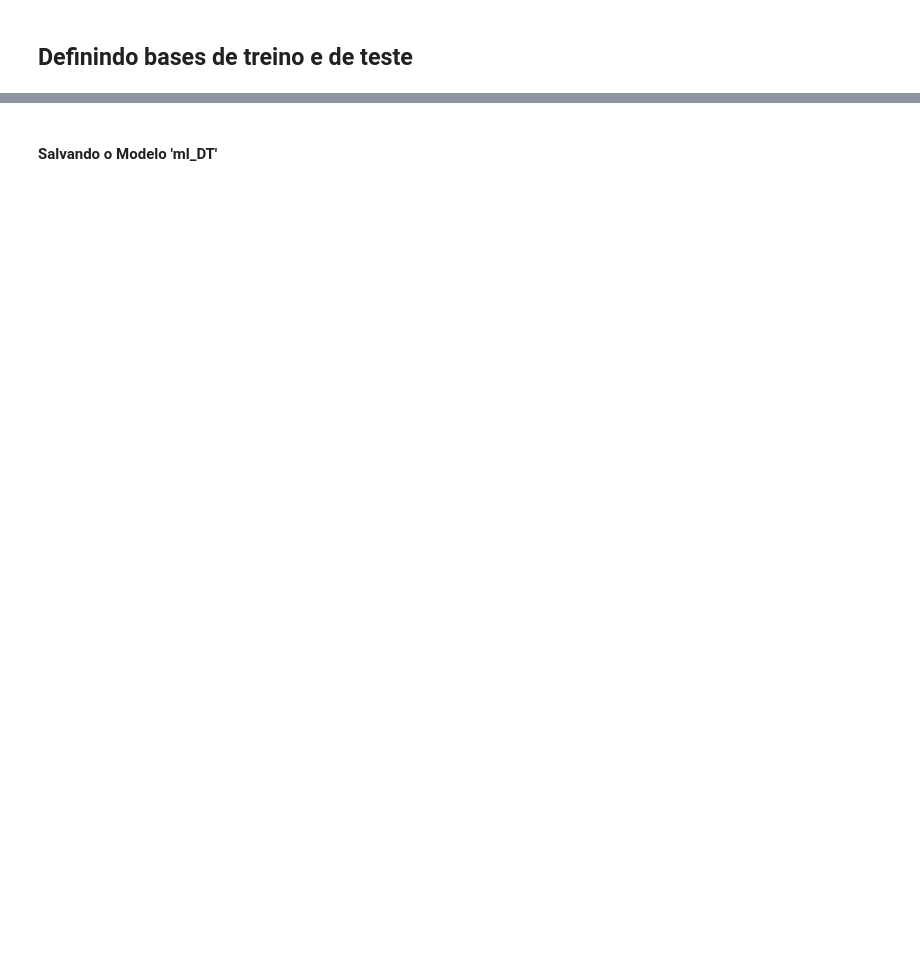
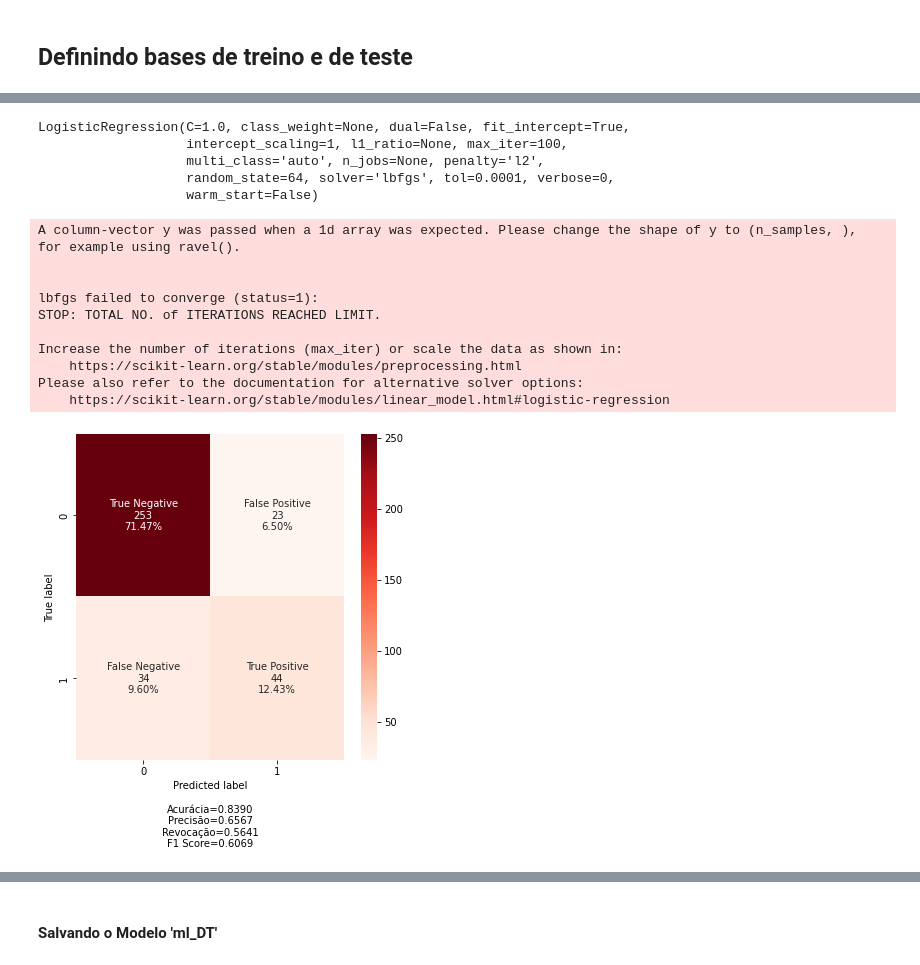
Before and after one commit to Mastroiani/TCC, a Jupyter notebook: MLDT.ipynb, the cells around one changed output, grey strips where cells are left out. Saved outputs shown, nothing was run; the diff lists cells and outputs as text; code cells hidden in the pictures; blank space fills up the shorter version.

```diff
--- a/MLDT.ipynb
+++ b/MLDT.ipynb
@@ -336,0 +335,24 @@ DecisionTreeClassifier(ccp_alpha=0.0, class_weight=None, criterion='gini',
+# %%
+# instanciando modelo 'ml_SVC' de hiperparâmetros default
+ml_LR = LogisticRegression(random_state=64)
+print(ml_LR)
+
+# executando o treinamento do modelo
+train_model(ml_LR)
+# %% [output]
+LogisticRegression(C=1.0, class_weight=None, dual=False, fit_intercept=True,
+                   intercept_scaling=1, l1_ratio=None, max_iter=100,
+                   multi_class='auto', n_jobs=None, penalty='l2',
+                   random_state=64, solver='lbfgs', tol=0.0001, verbose=0,
+                   warm_start=False)
+A column-vector y was passed when a 1d array was expected. Please change the shape of y to (n_samples, ), for example using ravel().
+
+
+lbfgs failed to converge (status=1):
+STOP: TOTAL NO. of ITERATIONS REACHED LIMIT.
+
+Increase the number of iterations (max_iter) or scale the data as shown in:
+    https://scikit-learn.org/stable/modules/preprocessing.html
+Please also refer to the documentation for alternative solver options:
+    https://scikit-learn.org/stable/modules/linear_model.html#logistic-regression
+[figure, added]
```
Also changed, not shown: parts of 125 cells of this notebook.
